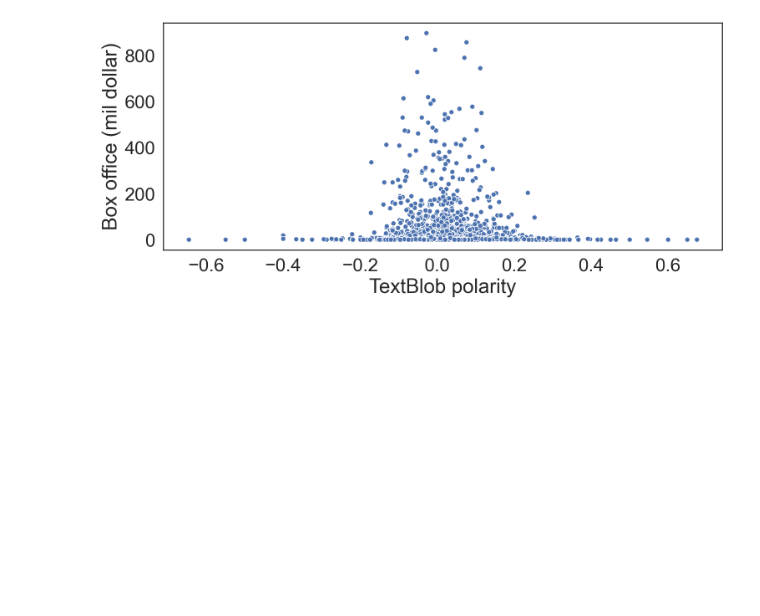
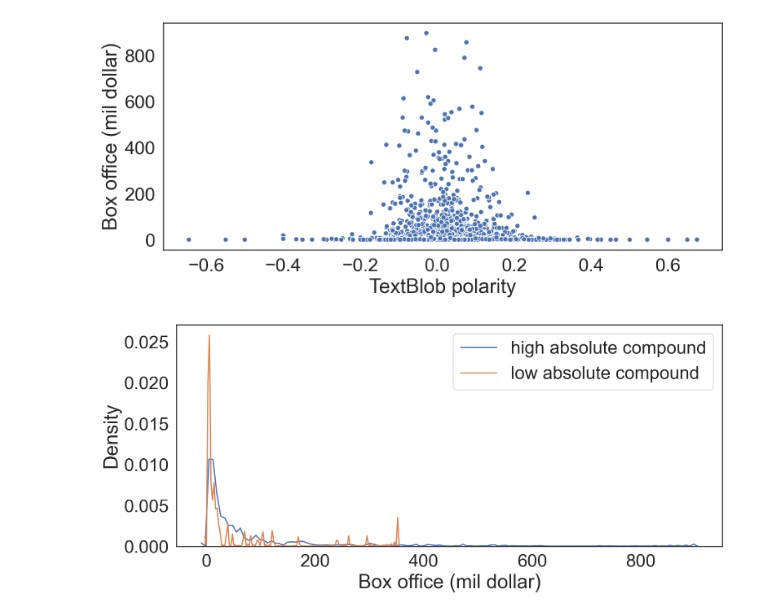
Before and after one commit to jjoycehu/pred-box-office, a Jupyter notebook: EDACheckpointGroup_078-Fa22.ipynb, the cells around one changed output. Drawn from its saved outputs; the diff is of its cells as text; code cells hidden in the pictures; blank space fills up the shorter version.

Commit message:
updated box office

```diff
--- a/EDACheckpointGroup_078-Fa22.ipynb
+++ b/EDACheckpointGroup_078-Fa22.ipynb
@@ -376,7 +376,9 @@ def extract_million_dollar(string):
             result = result / 1_000_000
         return result
 
+    # Remove all content inside parentheses and brackets
     string = re.sub(r'\([^)]*\)', '', string)
+    string = re.sub(r'\[[^]]*\]', '', string)
     nums = re.findall(r'(\d+\.?\d*)', string)
 
     if len(nums) >= 2:
@@ -534,3 +536,14 @@ sns.scatterplot(data=df, x='TextBlob polarity', y='Box office (mil dollar)')
 # %% [output]
 <AxesSubplot:xlabel='TextBlob polarity', ylabel='Box office (mil dollar)'>
 [figure]
+# %%
+abs_compound_val = 0.5
+df_high_compound = df[df['VADER compound (absolute value)'] >= abs_compound_val]
+df_low_compound = df[df['VADER compound (absolute value)'] < abs_compound_val]
+sns.kdeplot(df_high_compound['Box office (mil dollar)'], label='high absolute compound')
+sns.kdeplot(df_low_compound['Box office (mil dollar)'], label='low absolute compound')
+plt.xlabel("Box office (mil dollar)")
+plt.ylabel("Density")
+plt.show()
+# %% [output]
+[figure, added]
```
Also changed, not shown: parts of 1 cell of this notebook, 1 other file.
